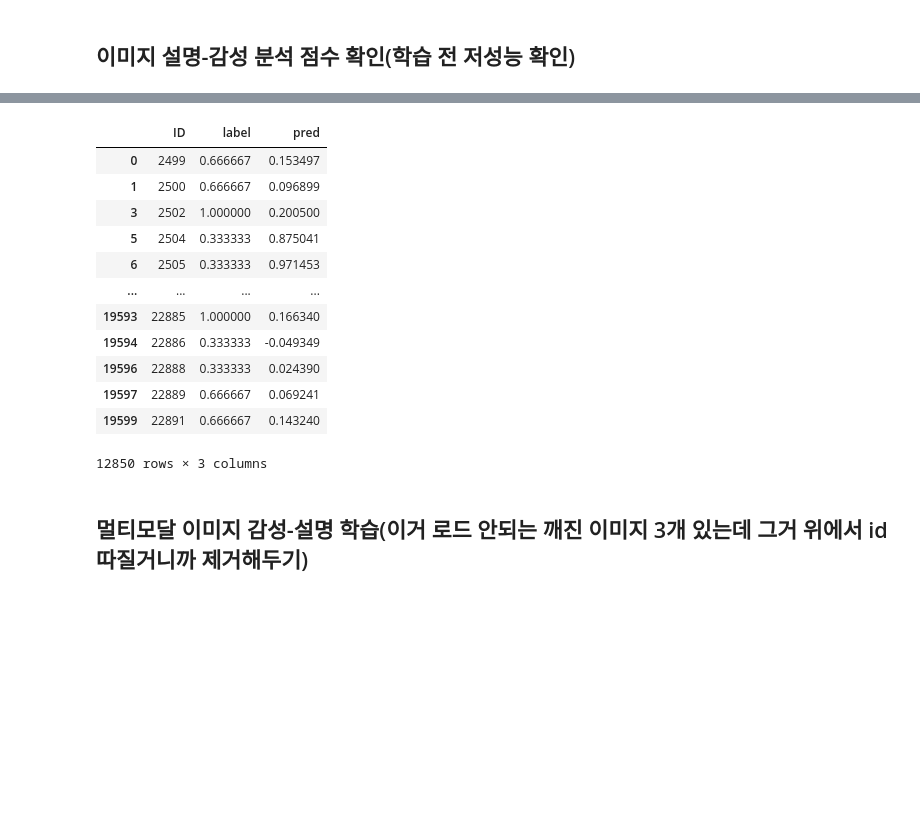
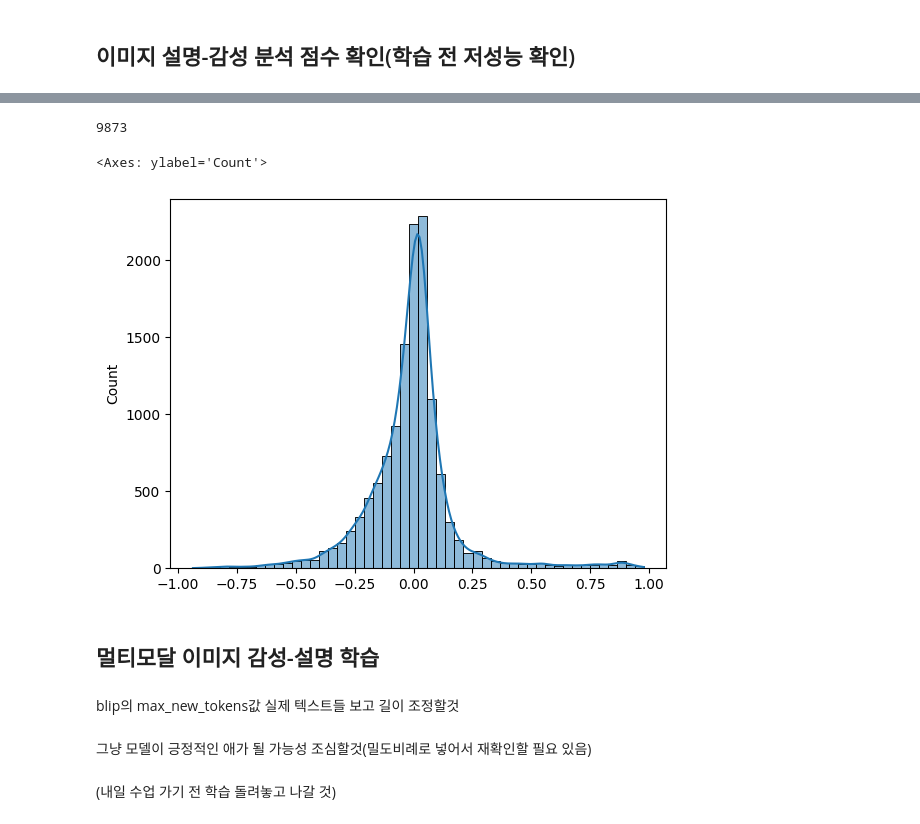
Before and after one commit to blueid13/20242R0136COSE47402, a Jupyter notebook: FinalProject/project.ipynb, the cells around one changed output, grey strips where cells are left out. Saved outputs shown, nothing was run; the diff lists cells and outputs as text; code cells hidden in the pictures; blank space fills up the shorter version.

```diff
--- a/FinalProject/project.ipynb
+++ b/FinalProject/project.ipynb
@@ -112,12 +112,13 @@ def checksentiment(listtexts, listlabels):
 
     return sentiment_scores
 # %%
-checksentiment(merged_text['Text'].tolist(), merged_text['label'].tolist())
-count = 0
-for i in range (19600):
-    if sentiment_scores[i] * merged_text['label'].tolist()[i] < 0:
-        count+=1
-count
+lab = merged_text['label'].tolist()
+sentiment_scores = checksentiment(merged_text['Text'].tolist(), lab)
+check = 0
+for i in range(len(actual_labels)):
+    if (abs(sentiment_scores[i] - lab[i]) > 0.4) or (sentiment_scores[i] * lab[i] < 0):
+        check+=1
+check
 # %% [output]
 Some weights of the model checkpoint at cardiffnlp/twitter-roberta-base-sentiment-latest were not used when initializing RobertaForSequenceClassification: ['roberta.pooler.dense.bias', 'roberta.pooler ...
 - This IS expected if you are initializing RobertaForSequenceClassification from the checkpoint of a model trained on another task or with another architecture (e.g. initializing a BertForSequenceClas ...
@@ -191,21 +200,8 @@ for image_id in tqdm(image_ids):
 # %%
-sentiment_scores = checksentiment(captions, actual_labels)
-count = 0
-for i in range (19600):
-    if sentiment_scores[i] * merged_text['label'].tolist()[i] < 0:
-        count+=1
-count
+check = 0
+for i in range(len(actual_labels)):
+    if (abs(sentiment_scores[i] - actual_labels[i]) > 0.4) or (sentiment_scores[i] * actual_labels[i] < 0):
+        check+=1
+check
 # %% [output]
-|  | ID | label | pred |
-| 0 | 2499 | 0.666667 | 0.153497 |
-| 1 | 2500 | 0.666667 | 0.096899 |
-| 3 | 2502 | 1.000000 | 0.200500 |
-| 5 | 2504 | 0.333333 | 0.875041 |
-| 6 | 2505 | 0.333333 | 0.971453 |
-| ... | ... | ... | ... |
-| 19593 | 22885 | 1.000000 | 0.166340 |
-| 19594 | 22886 | 0.333333 | -0.049349 |
-| 19596 | 22888 | 0.333333 | 0.024390 |
-| 19597 | 22889 | 0.666667 | 0.069241 |
-| 19599 | 22891 | 0.666667 | 0.143240 |
-12850 rows × 3 columns
+9873
@@ -214,2 +208,13 @@ captions
+# %%
+sns.histplot(sentiment_scores, bins=50, kde=True)
+# %% [output]
+<Axes: ylabel='Count'>
+[figure, added]
 # %% [markdown]
-## 멀티모달 이미지 감성-설명 학습(이거 로드 안되는 깨진 이미지 3개 있는데 그거 위에서 id 따질거니까 제거해두기)
+## 멀티모달 이미지 감성-설명 학습
+# %% [markdown]
+blip의 max_new_tokens값 실제 텍스트들 보고 길이 조정할것
+# %% [markdown]
+그냥 모델이 긍정적인 애가 될 가능성 조심할것(밀도비례로 넣어서 재확인할 필요 있음)
+# %% [markdown]
+(내일 수업 가기 전 학습 돌려놓고 나갈 것)
```
Also changed, not shown: parts of 4 cells of this notebook.
